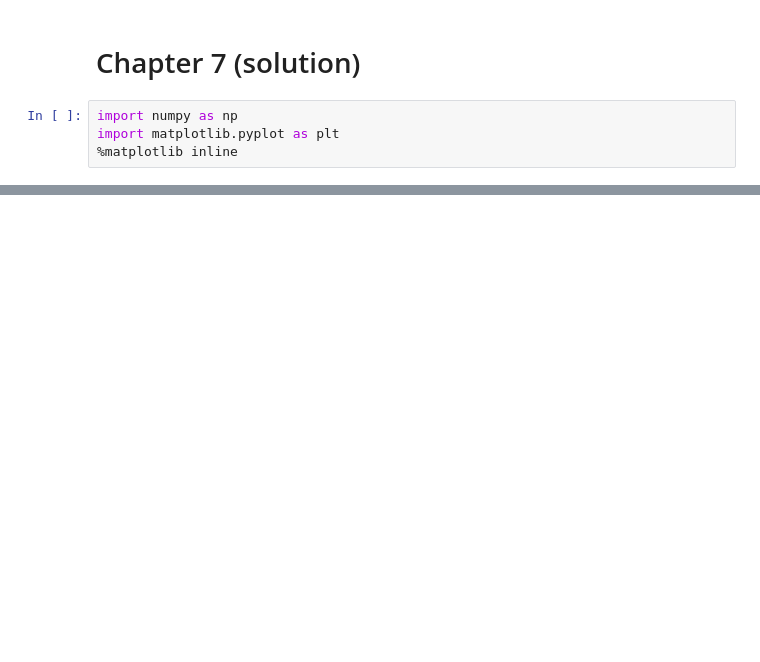
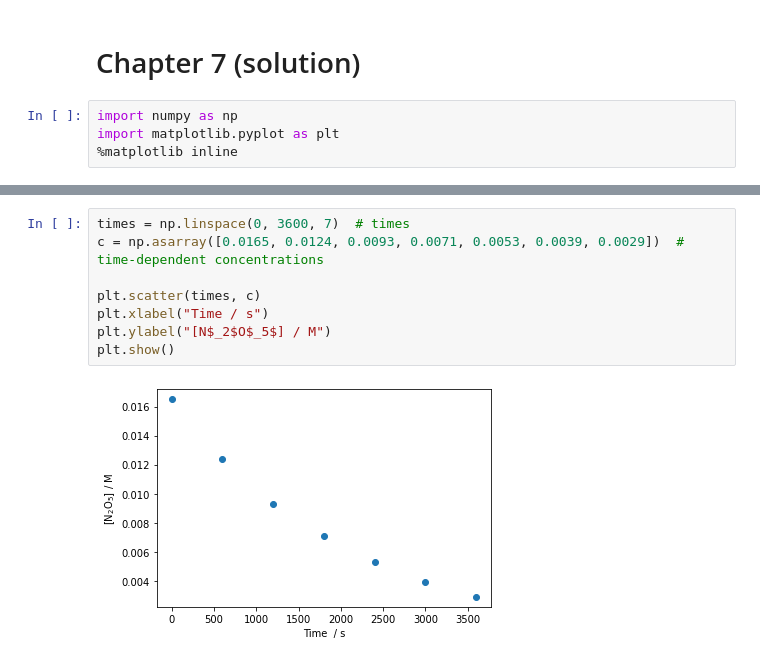
Before and after one commit to dmadea/SaR, a Jupyter notebook: Homework 7.ipynb, the cells around one changed output, grey strips where cells are left out. Drawn from its saved outputs; the diff is of its cells as text; blank space fills up the shorter version.

```diff
--- a/Homework 7.ipynb
+++ b/Homework 7.ipynb
@@ -65,0 +80,10 @@ What does $\log A$ and $E_a$ tells us about the reaction ???
+# %%
+times = np.linspace(0, 3600, 7)  # times
+c = np.asarray([0.0165, 0.0124, 0.0093, 0.0071, 0.0053, 0.0039, 0.0029])  # time-dependent concentrations
+
+plt.scatter(times, c)
+plt.xlabel("Time / s")
+plt.ylabel("[N$_2$O$_5$] / M")
+plt.show()
+# %% [output]
+[figure, added]
```
Also changed, not shown: parts of 11 cells of this notebook.
